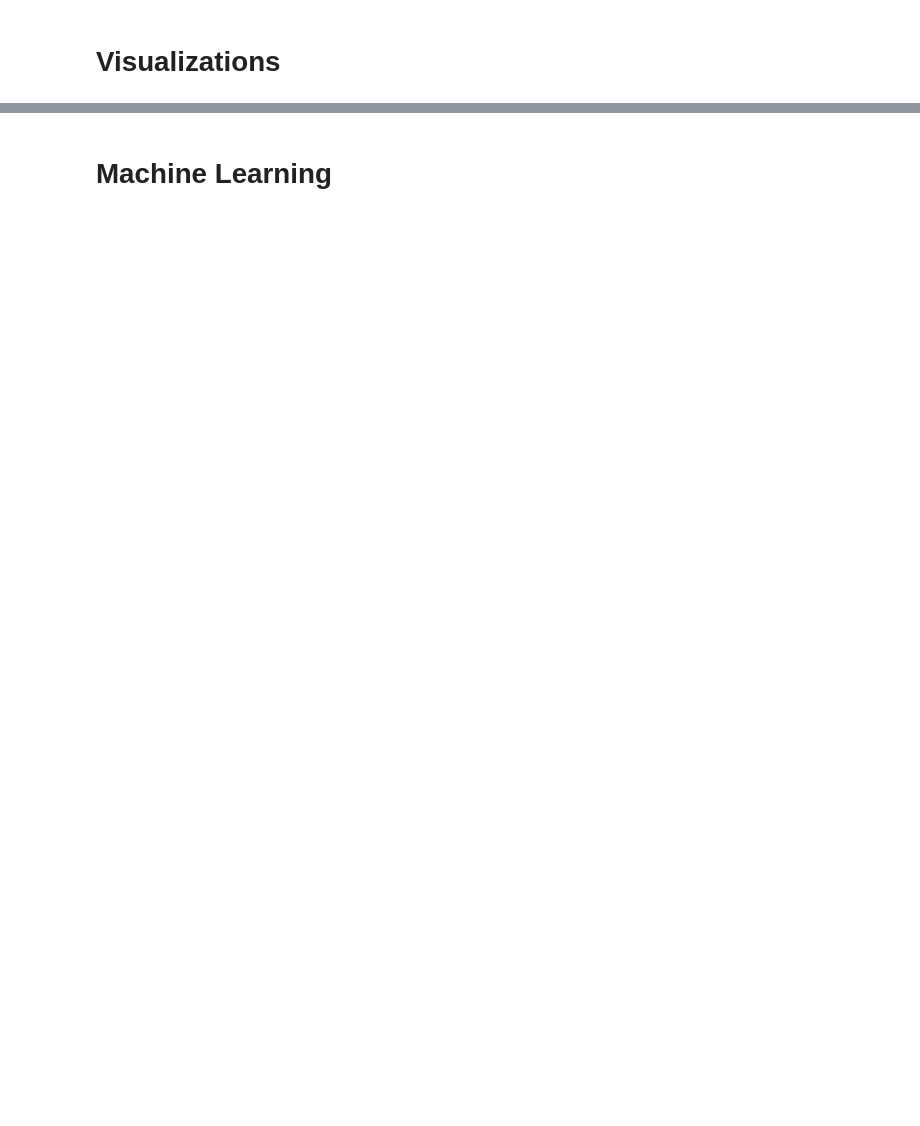
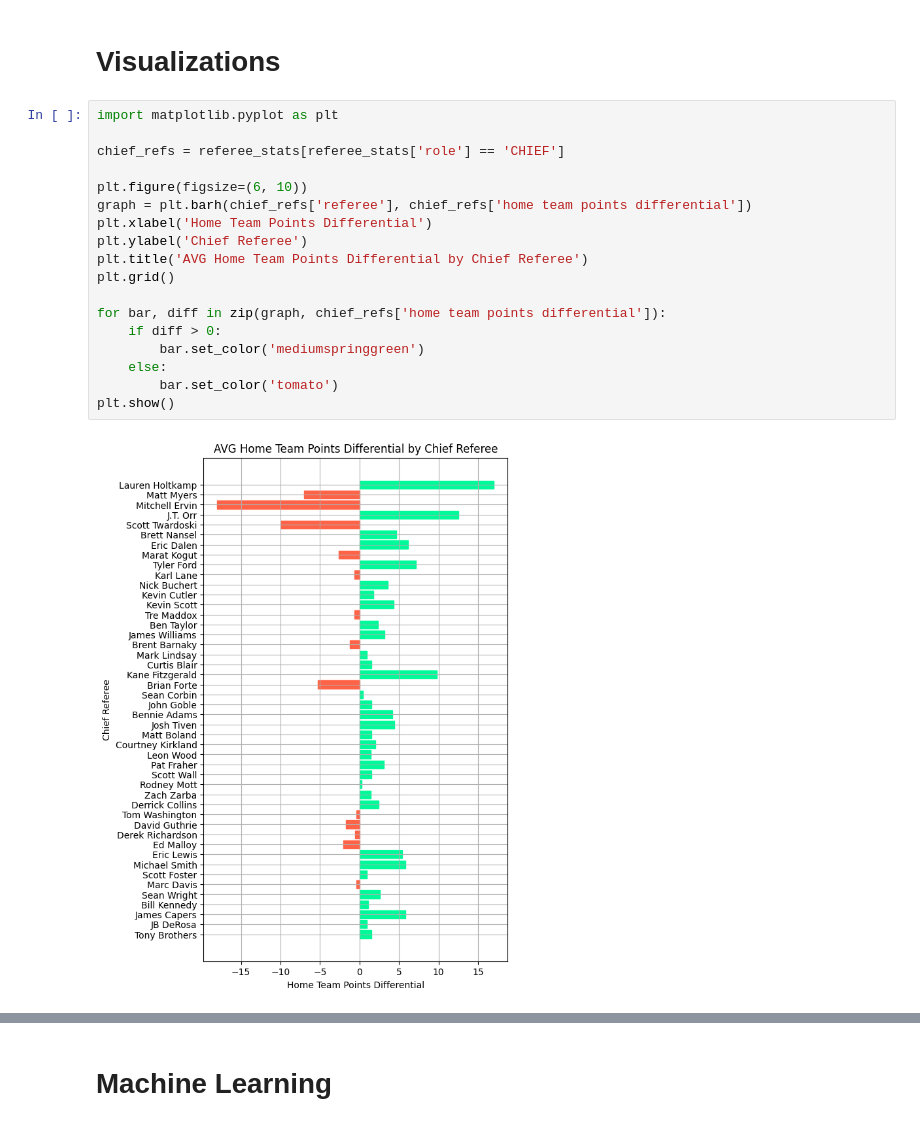
Before and after one commit to ihern/418-Project, a Jupyter notebook: Isaias_Notebook.ipynb, the cells around one changed output, grey strips where cells are left out. Cells and saved outputs as stored; diff of their text form; blank space fills up the shorter version.

```diff
--- a/Isaias_Notebook.ipynb
+++ b/Isaias_Notebook.ipynb
@@ -178,2 +197,22 @@ ref_v_open.to_csv('visiting_refs.csv', sep=',', index=False, encoding='utf-8')
 # %% [markdown]
 # Visualizations
+# %%
+import matplotlib.pyplot as plt
+
+chief_refs = referee_stats[referee_stats['role'] == 'CHIEF']
+
+plt.figure(figsize=(6, 10))
+graph = plt.barh(chief_refs['referee'], chief_refs['home team points differential'])
+plt.xlabel('Home Team Points Differential')
+plt.ylabel('Chief Referee')
+plt.title('AVG Home Team Points Differential by Chief Referee')
+plt.grid()
+
+for bar, diff in zip(graph, chief_refs['home team points differential']):
+    if diff > 0:
+        bar.set_color('mediumspringgreen')
+    else:
+        bar.set_color('tomato')
+plt.show()
+# %% [output]
+[figure, added]
```
Also changed, not shown: parts of 20 cells of this notebook.
